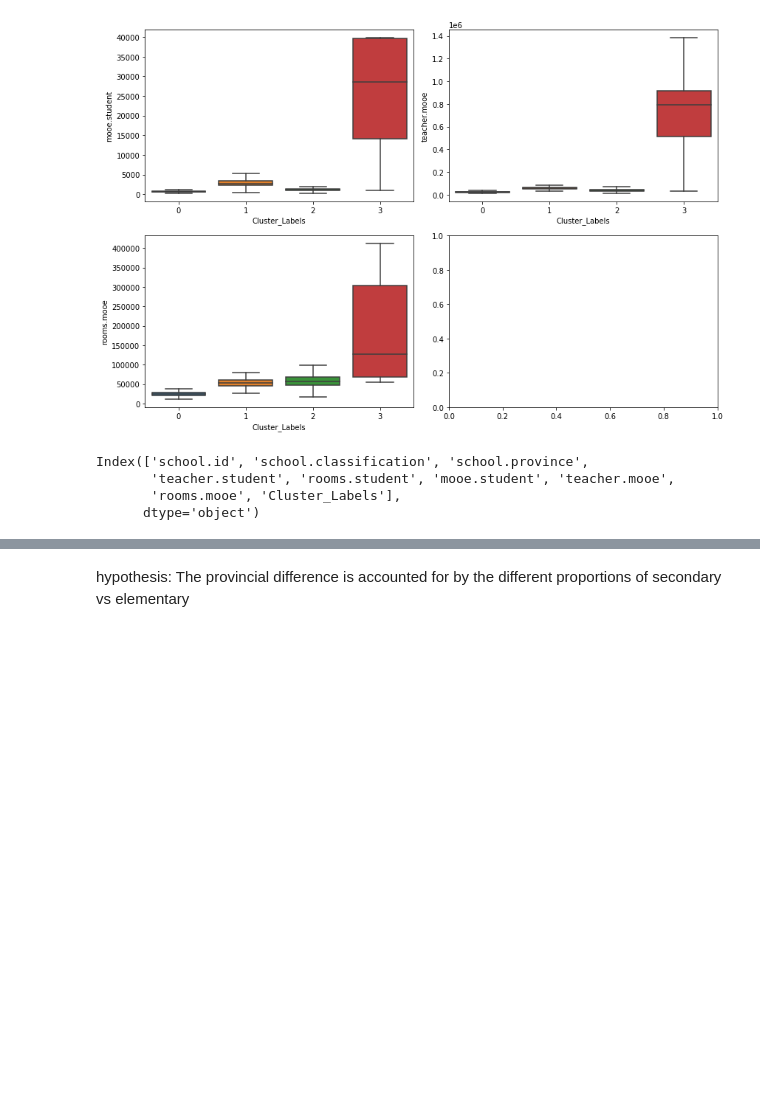
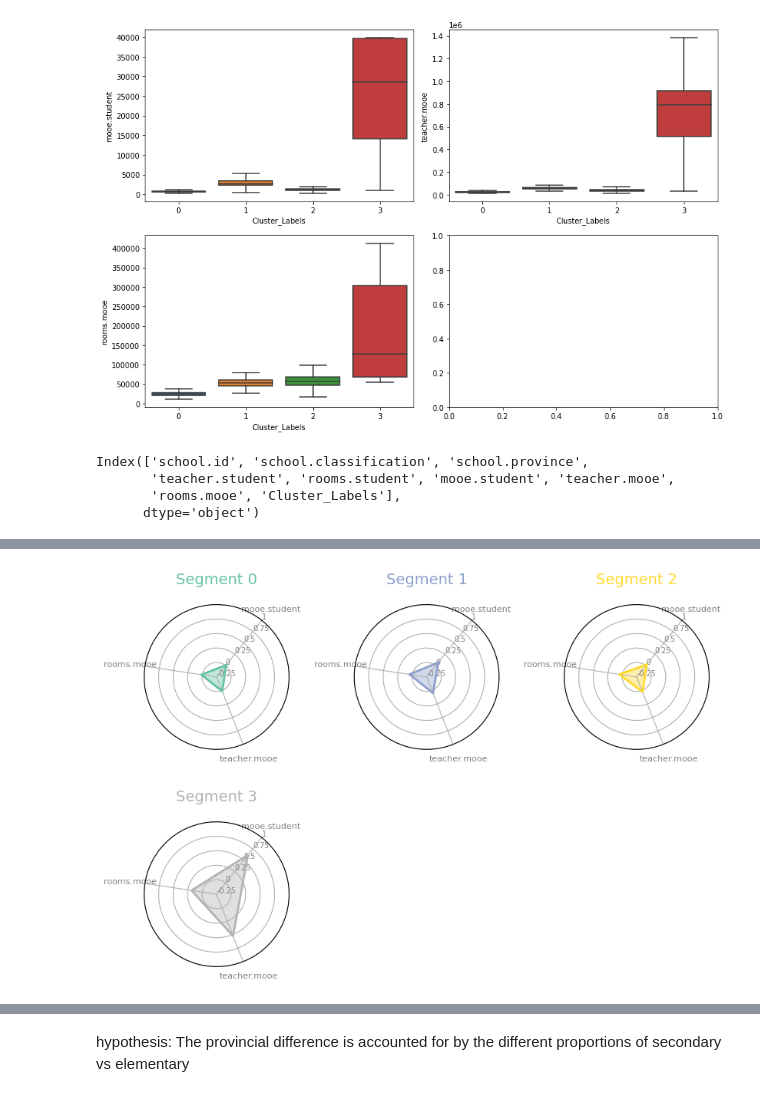
Before and after one commit to biogear13/Sprint1NoBreak, a Jupyter notebook: nobreaks new.ipynb, the cells around one changed output, grey strips where cells are left out. Cells and saved outputs as stored; diff of their text form; code cells hidden in the pictures; blank space fills up the shorter version.

```diff
--- a/nobreaks new.ipynb
+++ b/nobreaks new.ipynb
@@ -1095,0 +1135,3 @@ cluster3[cluster3["Cluster_Labels"] == 3][['school.id', 'school.name', 'school.c
+# %%
+final_df = w_outliers_4.iloc[:,5:9 ]
+final_df.head()
@@ -1095,0 +1145,16 @@ cluster3[cluster3["Cluster_Labels"] == 3][['school.id', 'school.name', 'school.c
+# %%
+# para syang box plot
+from sklearn.preprocessing import MinMaxScaler
+scaler = MinMaxScaler()
+# we have to scale so same influence nila sa model
+# ways of scaling: minmaxscaler, standard scaler(hindi maganda pag hindi normal yung distribution mo), sensitive sila sa outliers
+# robust scaler naka base sa median and iqr (robust sya to outliers)
+df_minmax = scaler.fit_transform(final_df)
+
+df_minmax = pd.DataFrame(df_minmax, index=final_df.index, columns=final_df.columns)
+
+df_minmax['Cluster_Labels'] = final_df["Cluster_Labels"]
+
+df_clusters = df_minmax.set_index("Cluster_Labels")
+df_clusters = df_clusters.groupby("Cluster_Labels").mean().reset_index()
+df_clusters
@@ -1095,0 +1216,14 @@ cluster3[cluster3["Cluster_Labels"] == 3][['school.id', 'school.name', 'school.c
+# %%
+my_dpi=100
+plt.figure(figsize=(1000/my_dpi, 1000/my_dpi), dpi=my_dpi)
+plt.subplots_adjust(hspace=0.5)
+
+# Create a color palette:
+my_palette = plt.cm.get_cmap("Set2", len(df_clusters.index))
+
+for row in range(0, len(df_clusters.index)):
+    make_spider(row=row,
+                title='Segment '+(df_clusters['Cluster_Labels'][row]).astype(str),
+                color=my_palette(row))
+# %% [output]
+[figure, added]
```
Also changed, not shown: parts of 23 cells of this notebook.
